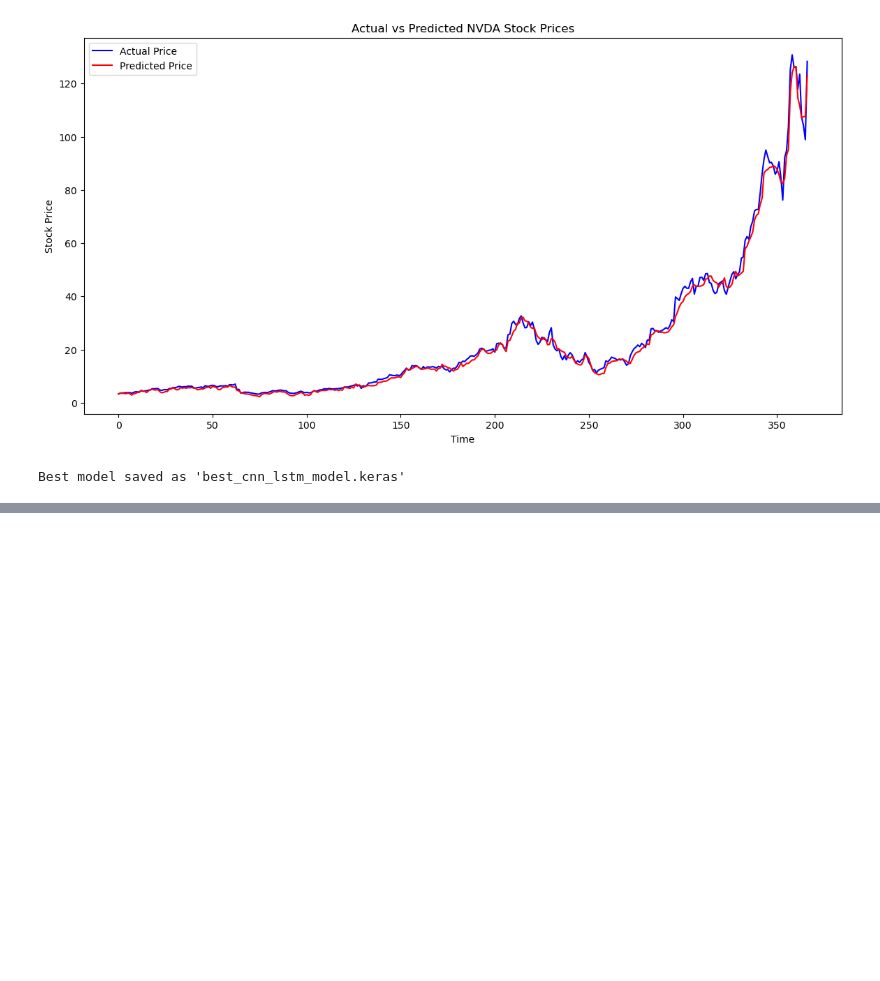
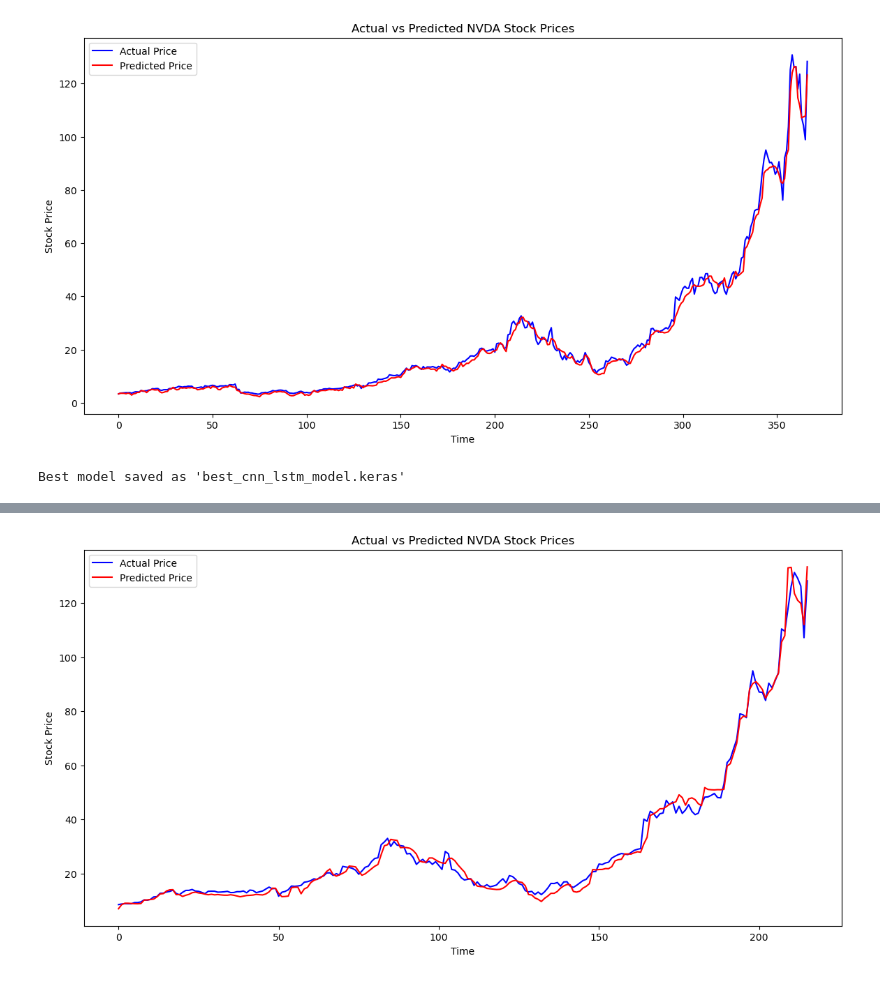
Before and after one commit to khseon7/Stock_Forecast, a Jupyter notebook: makeModel.ipynb, the cells around one changed output, grey strips where cells are left out. Cells and saved outputs as stored; diff of their text form; code cells hidden in the pictures; blank space fills up the shorter version.

Commit message:
time_steps 값 조정이 들어간 모델 학습 추가

```diff
--- a/makeModel.ipynb
+++ b/makeModel.ipynb
@@ -242,0 +297,7 @@ Best model saved as 'best_cnn_lstm_model.keras'
+# %%
+def create_sequences(X, y, time_steps=60):
+    Xs, ys = [], []
+    for i in range(len(X) - time_steps):
+        Xs.append(X[i:(i + time_steps)])
+        ys.append(y[i + time_steps])
+    return np.array(Xs), np.array(ys)
@@ -242,0 +373,90 @@ Best model saved as 'best_cnn_lstm_model.keras'
+# %%
+from sklearn.metrics import mean_squared_error
+from tensorflow.keras.callbacks import EarlyStopping
+from tensorflow.keras.models import Sequential
+from tensorflow.keras.layers import Conv1D, MaxPooling1D, LSTM, Dropout, Dense
+from sklearn.model_selection import KFold
+import numpy as np
+import matplotlib.pyplot as plt
+
+# 데이터 준비
+X, y = create_sequences(scaled_features, scaled_target, best_time_steps)
+
+# 학습 데이터와 테스트 데이터 분리
+split = int(0.8 * len(X))
+X_train, X_test = X[:split], X[split:]
+y_train, y_test = y[:split], y[split:]
+
+# Cross-validation 설정
+kf = KFold(n_splits=5, shuffle=True, random_state=42)
+
+best_fold = None
+best_model = None
+best_rmse = float('inf')
+best_predictions = None
+best_actuals = None
+
+# 타겟 스케일러 객체 저장
+scaler_target = MinMaxScaler()
+scaler_target.fit(target.values.reshape(-1, 1))  # 원본 타겟 데이터로 스케일러 객체 생성
+
+for fold, (train_index, test_index) in enumerate(kf.split(X)):
+    X_train, X_test = X[train_index], X[test_index]
+    y_train, y_test = y[train_index], y[test_index]
+
+    # CNN-LSTM 모델 구성
+    model = Sequential()
+    model.add(Conv1D(filters=64, kernel_size=3, activation='relu', input_shape=(X_train.shape[1], X_train.shape[2])))
+    model.add(MaxPooling1D(pool_size=2))
+    model.add(LSTM(units=50, return_sequences=True))
+    model.add(Dropout(0.2))
+    model.add(LSTM(units=50, return_sequences=False))
+    model.add(Dropout(0.2))
+    model.add(Dense(units=25))
+    model.add(Dense(units=1))
+
+    # 모델 컴파일
+    model.compile(optimizer='adam', loss='mean_squared_error')
+
+    # 조기 종료 콜백
+    early_stopping = EarlyStopping(monitor='val_loss', patience=5, restore_best_weights=True)
+
+    # 모델 학습
+    model.fit(X_train, y_train, epochs=20, batch_size=32, validation_data=(X_test, y_test), callbacks=[early_stopping], verbose=1)
+
+    # 테스트 데이터에 대한 예측
+    predictions = model.predict(X_test)
+
+    # 평가 지표 계산
+    rmse = np.sqrt(mean_squared_error(y_test, predictions))
+    print(f"Fold {fold + 1} RMSE: {rmse * 100:.2f}%")
+
+    # 가장 좋은 fold를 찾기
+    if rmse < best_rmse:
+        best_rmse = rmse
+        best_fold = fold
+        best_model = model
+        best_predictions = predictions
+        best_actuals = y_test
+
+# 예측 결과를 원래 스케일로 되돌림
+best_predictions = scaler_target.inverse_transform(best_predictions)
+best_actuals = scaler_target.inverse_transform(best_actuals)
+
+# 예측 결과 시각화
+plt.figure(figsize=(14, 7))
+plt.plot(best_actuals, label='Actual Price', color='blue')
+plt.plot(best_predictions, label='Predicted Price', color='red')
+plt.xlabel('Time')
+plt.ylabel('Stock Price')
+plt.title(f'Actual vs Predicted NVDA Stock Prices')
+plt.legend()
+plt.show()
+
+# 실제값과 예측값 차이 계산
+actual_value = best_actuals[-1, 0]
+predicted_value = best_predictions[-1, 0]
+print(f"Actual value: {actual_value}")
+print(f"Predicted value: {predicted_value}")
+print(f"Difference: {actual_value - predicted_value}")
+# %% [output]
@@ -242,0 +549 @@ Best model saved as 'best_cnn_lstm_model.keras'
+[figure, added]
```
Also changed, not shown: parts of 4 cells of this notebook.
